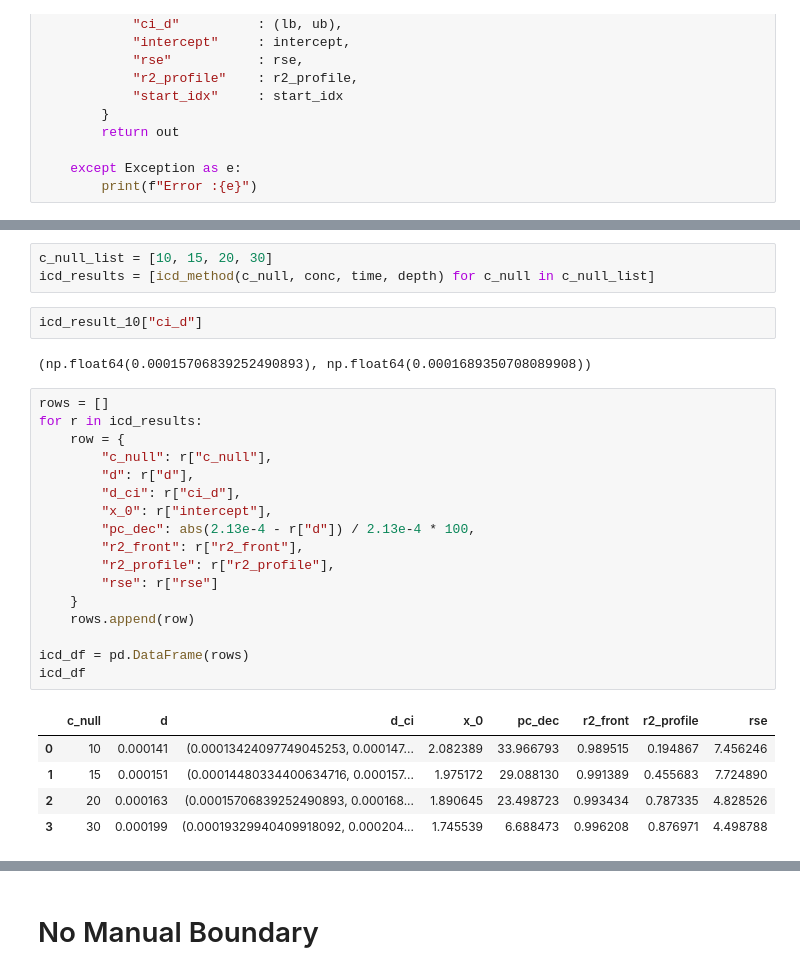
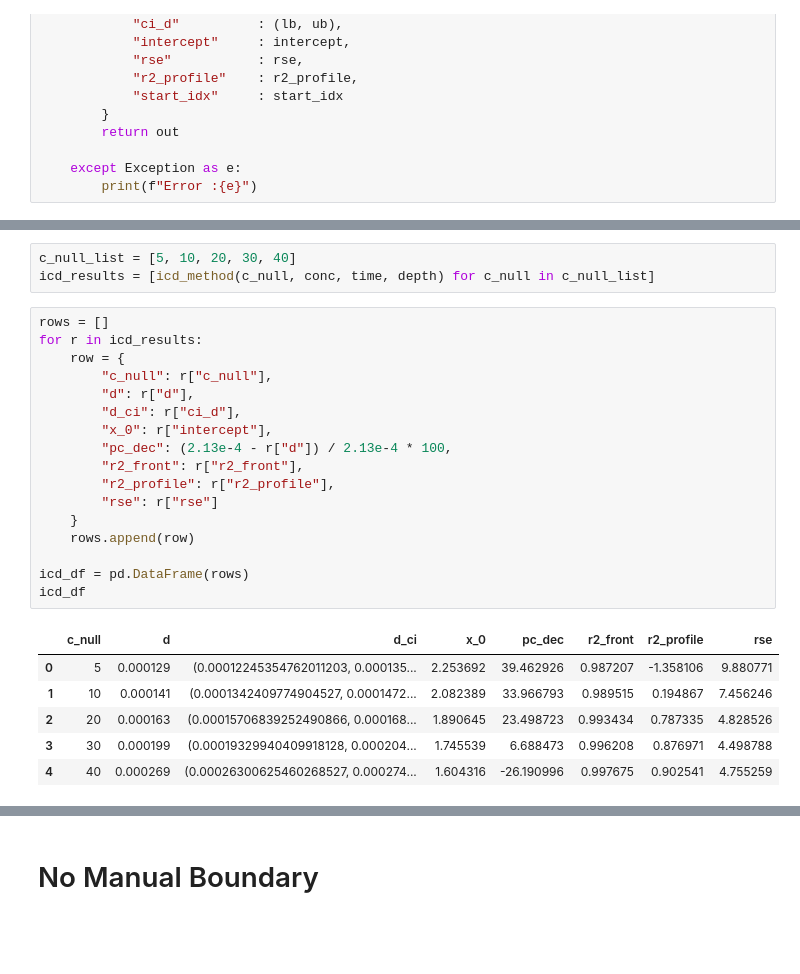
Before and after one commit to isaackh28/diff_tests, a Jupyter notebook: notebook_1.ipynb, the cells around one changed output, grey strips where cells are left out. Saved outputs shown, nothing was run; the diff lists cells and outputs as text; blank space fills up the shorter version.

```diff
--- a/notebook_1.ipynb
+++ b/notebook_1.ipynb
@@ -239,30 +207,27 @@ plt.show()
 # %%
-c_null_list = [10, 15, 20, 30]
+c_null_list = [5, 10, 20, 30, 40]
 icd_results = [icd_method(c_null, conc, time, depth) for c_null in c_null_list]
-# %%
-icd_result_10["ci_d"]
-# %% [output]
-(np.float64(0.00015706839252490893), np.float64(0.0001689350708089908))
 # %%
 rows = []
 for r in icd_results:
     row = {
         "c_null": r["c_null"],
         "d": r["d"],
         "d_ci": r["ci_d"],
         "x_0": r["intercept"],
-        "pc_dec": abs(2.13e-4 - r["d"]) / 2.13e-4 * 100,
+        "pc_dec": (2.13e-4 - r["d"]) / 2.13e-4 * 100,
         "r2_front": r["r2_front"],
         "r2_profile": r["r2_profile"],
         "rse": r["rse"]
     }
     rows.append(row)
 
 icd_df = pd.DataFrame(rows)
 icd_df
 # %% [output]
 |  | c_null | d | d_ci | x_0 | pc_dec | r2_front | r2_profile | rse |
-| 0 | 10 | 0.000141 | (0.00013424097749045253, 0.000147... | 2.082389 | 33.966793 | 0.989515 | 0.194867 | 7.456246 |
-| 1 | 15 | 0.000151 | (0.00014480334400634716, 0.000157... | 1.975172 | 29.088130 | 0.991389 | 0.455683 | 7.724890 |
-| 2 | 20 | 0.000163 | (0.00015706839252490893, 0.000168... | 1.890645 | 23.498723 | 0.993434 | 0.787335 | 4.828526 |
-| 3 | 30 | 0.000199 | (0.00019329940409918092, 0.000204... | 1.745539 | 6.688473 | 0.996208 | 0.876971 | 4.498788 |
+| 0 | 5 | 0.000129 | (0.00012245354762011203, 0.000135... | 2.253692 | 39.462926 | 0.987207 | -1.358106 | 9.880771 |
+| 1 | 10 | 0.000141 | (0.0001342409774904527, 0.0001472... | 2.082389 | 33.966793 | 0.989515 | 0.194867 | 7.456246 |
+| 2 | 20 | 0.000163 | (0.00015706839252490866, 0.000168... | 1.890645 | 23.498723 | 0.993434 | 0.787335 | 4.828526 |
+| 3 | 30 | 0.000199 | (0.00019329940409918128, 0.000204... | 1.745539 | 6.688473 | 0.996208 | 0.876971 | 4.498788 |
+| 4 | 40 | 0.000269 | (0.00026300625460268527, 0.000274... | 1.604316 | -26.190996 | 0.997675 | 0.902541 | 4.755259 |
```
Also changed, not shown: parts of 18 cells of this notebook, 1 other file.
